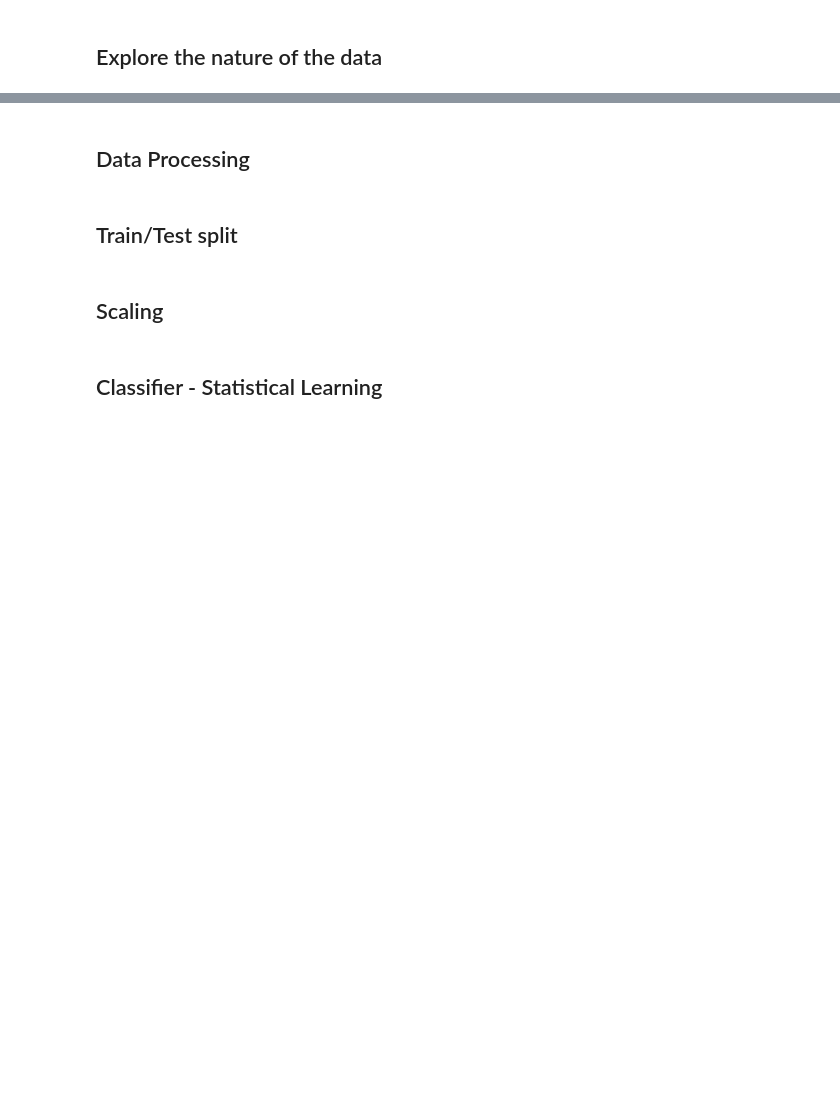
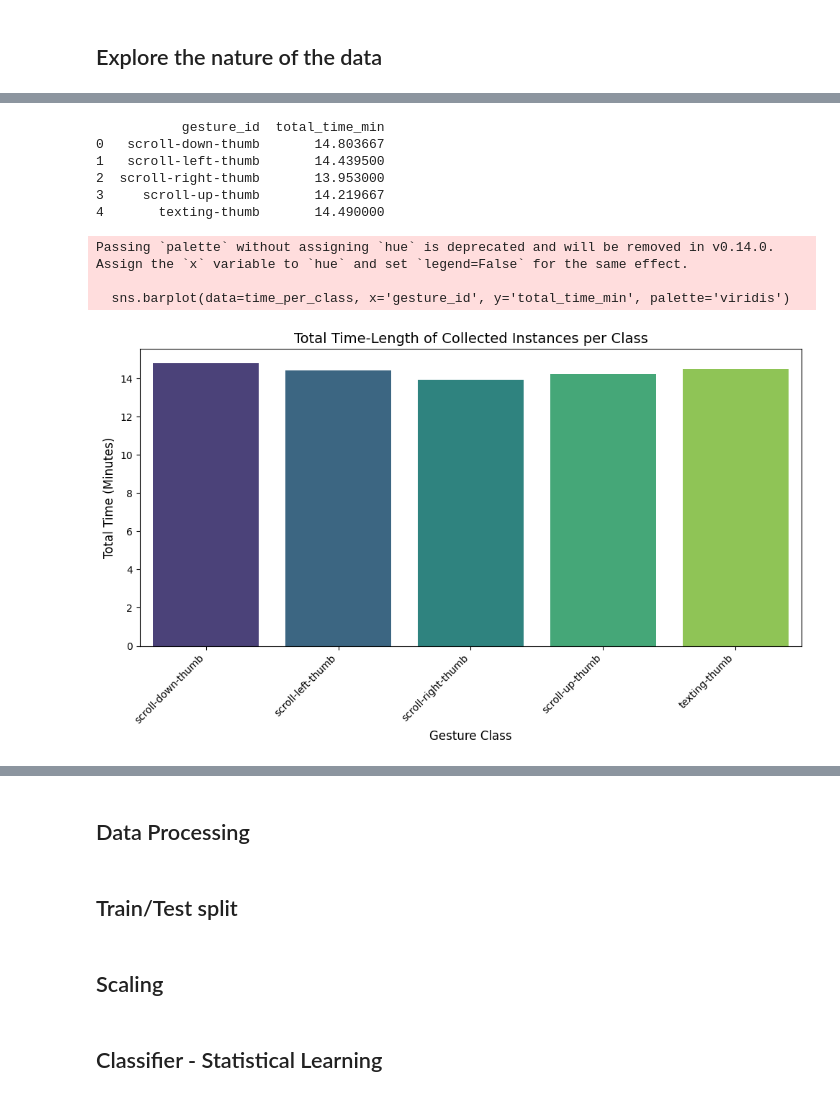
Before and after one commit to Andreaskaram/AIoT-Hand-Gesture-Recognition, a Jupyter notebook: aiot_project_sample.ipynb, the cells around one changed output, grey strips where cells are left out. Cells and saved outputs as stored; diff of their text form; code cells hidden in the pictures; blank space fills up the shorter version.

```diff
--- a/aiot_project_sample.ipynb
+++ b/aiot_project_sample.ipynb
@@ -93,2 +80,15 @@ Successfully loaded 2 instances of 'scroll-up-thumb' across all subjects.
 # %% [markdown]
 ## Explore the nature of the data
+# %%
+# Calculate the number of samples for each instance
+# We take the length of the first list inside the 'data' dictionary
+df['num_samples'] = df['data'].apply(lambda x: len(next(iter(x.values()))))
+
+# Calculate time length in seconds (samples / sampling rate)
+df['time_length_sec'] = df['num_samples'] / df['sr']
+
+# Calculate time length in minutes for easier reading
+df['time_length_min'] = df['time_length_sec'] / 60
+
+# Preview the new columns
+df[['gesture_id', 'num_samples', 'time_length_sec', 'time_length_min']].head()
@@ -94,0 +102,39 @@ Successfully loaded 2 instances of 'scroll-up-thumb' across all subjects.
+# %%
+# Group by gesture class and sum the total time length
+time_per_class = df.groupby('gesture_id')['time_length_min'].sum().reset_index()
+time_per_class = time_per_class.rename(columns={'time_length_min': 'total_time_min'})
+
+# Display the aggregated data
+print(time_per_class)
+# %% [output]
+           gesture_id  total_time_min
+0   scroll-down-thumb       14.803667
+1   scroll-left-thumb       14.439500
+2  scroll-right-thumb       13.953000
+3     scroll-up-thumb       14.219667
+4       texting-thumb       14.490000
+# %%
+# Set the figure size
+plt.figure(figsize=(10, 6))
+
+# Create the barplot
+sns.barplot(data=time_per_class, x='gesture_id', y='total_time_min', palette='viridis')
+
+# Add titles and labels
+plt.title('Total Time-Length of Collected Instances per Class', fontsize=14)
+plt.xlabel('Gesture Class', fontsize=12)
+plt.ylabel('Total Time (Minutes)', fontsize=12)
+
+# Rotate the x-axis labels if they are long
+plt.xticks(rotation=45, ha='right')
+
+# Adjust layout to prevent clipping
+plt.tight_layout()
+
+# Show the plot
+plt.show()
+# %% [output]
+Passing `palette` without assigning `hue` is deprecated and will be removed in v0.14.0. Assign the `x` variable to `hue` and set `legend=False` for the same effect.
+
+  sns.barplot(data=time_per_class, x='gesture_id', y='total_time_min', palette='viridis')
+[figure, added]
```
Also changed, not shown: parts of 7 cells of this notebook.
